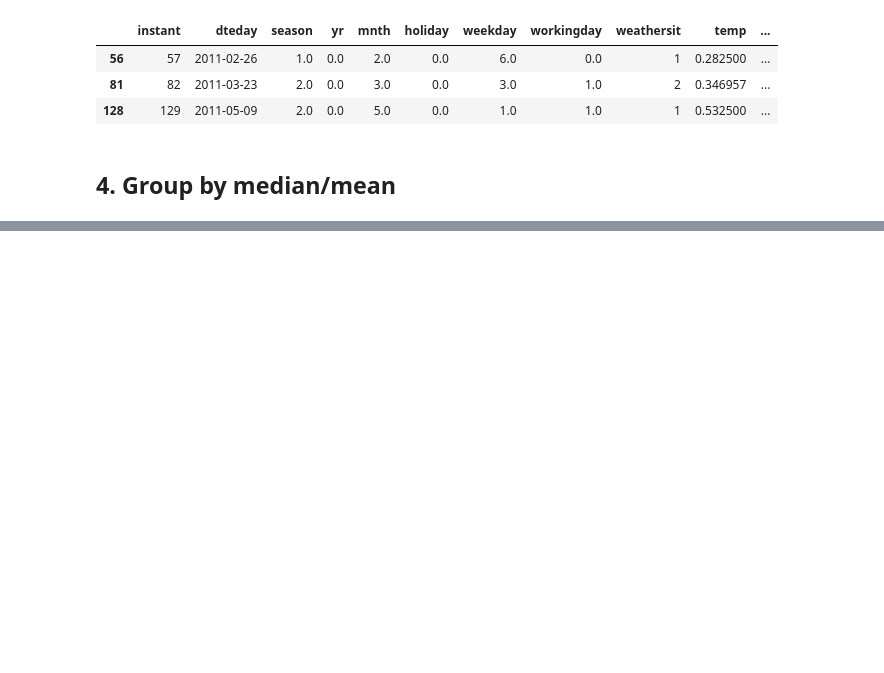
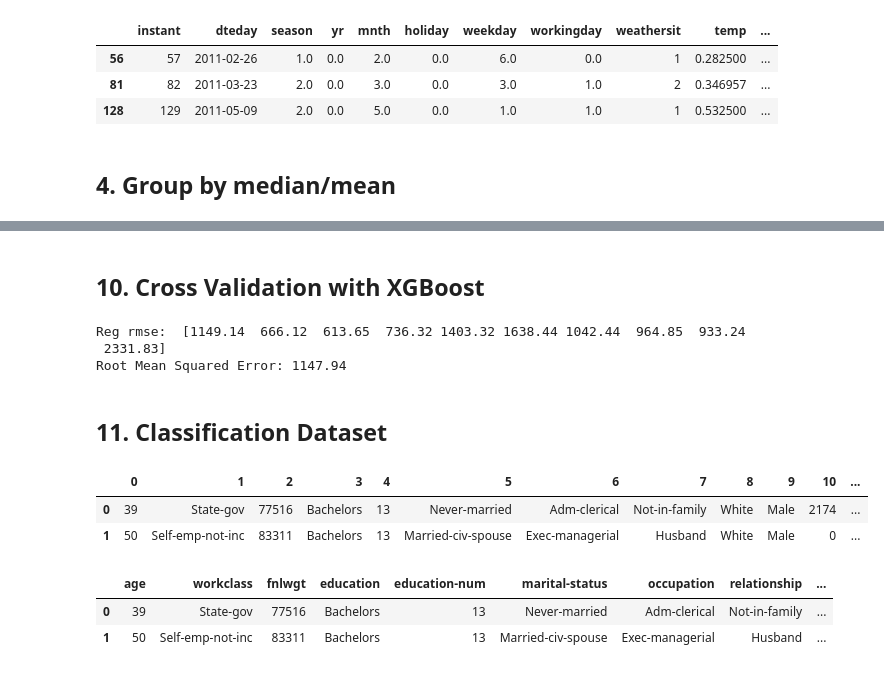
Before and after one commit to joelorellana/XGBOOST, a Jupyter notebook: CH1/CH1_Machine_Learning_Landscape.ipynb, the cells around one changed output, grey strips where cells are left out. Cells and saved outputs as stored; diff of their text form; code cells hidden in the pictures; blank space fills up the shorter version.

```diff
--- a/CH1/CH1_Machine_Learning_Landscape.ipynb
+++ b/CH1/CH1_Machine_Learning_Landscape.ipynb
@@ -111,0 +375,2 @@ df_bikes.iloc[[56, 81, 128]]
+# %% [markdown]
+## 10. Cross  Validation with XGBoost
@@ -111,0 +382,16 @@ df_bikes.iloc[[56, 81, 128]]
+# %%
+print('Reg rmse: ', np.round(rmse, 2)) # print rmse with 2 digits
+print( 'Root Mean Squared Error: {:.2f}'.format(rmse.mean())) # mean of rmse
+# %% [output]
+Reg rmse:  [1149.14  666.12  613.65  736.32 1403.32 1638.44 1042.44  964.85  933.24
+ 2331.83]
+Root Mean Squared Error: 1147.94
+# %% [markdown]
+## 11. Classification Dataset
+# %%
+df_census = pd.read_csv( '../data/census_income/adult.data', header=None) # read census data
+df_census.head(2)
+# %% [output]
+|  | 0 | 1 | 2 | 3 | 4 | 5 | 6 | 7 | 8 | 9 | 10 | ... |
+| 0 | 39 | State-gov | 77516 | Bachelors | 13 | Never-married | Adm-clerical | Not-in-family | White | Male | 2174 | ... |
+| 1 | 50 | Self-emp-not-inc | 83311 | Bachelors | 13 | Married-civ-spouse | Exec-managerial | Husband | White | Male | 0 | ... |
@@ -111,0 +400,6 @@ df_bikes.iloc[[56, 81, 128]]
+# %%
+df_census.head(2)
+# %% [output]
+|  | age | workclass | fnlwgt | education | education-num | marital-status | occupation | relationship | ... |
+| 0 | 39 | State-gov | 77516 | Bachelors | 13 | Never-married | Adm-clerical | Not-in-family | ... |
+| 1 | 50 | Self-emp-not-inc | 83311 | Bachelors | 13 | Married-civ-spouse | Exec-managerial | Husband | ... |
```
Also changed, not shown: parts of 65 cells of this notebook, 6 other files.
